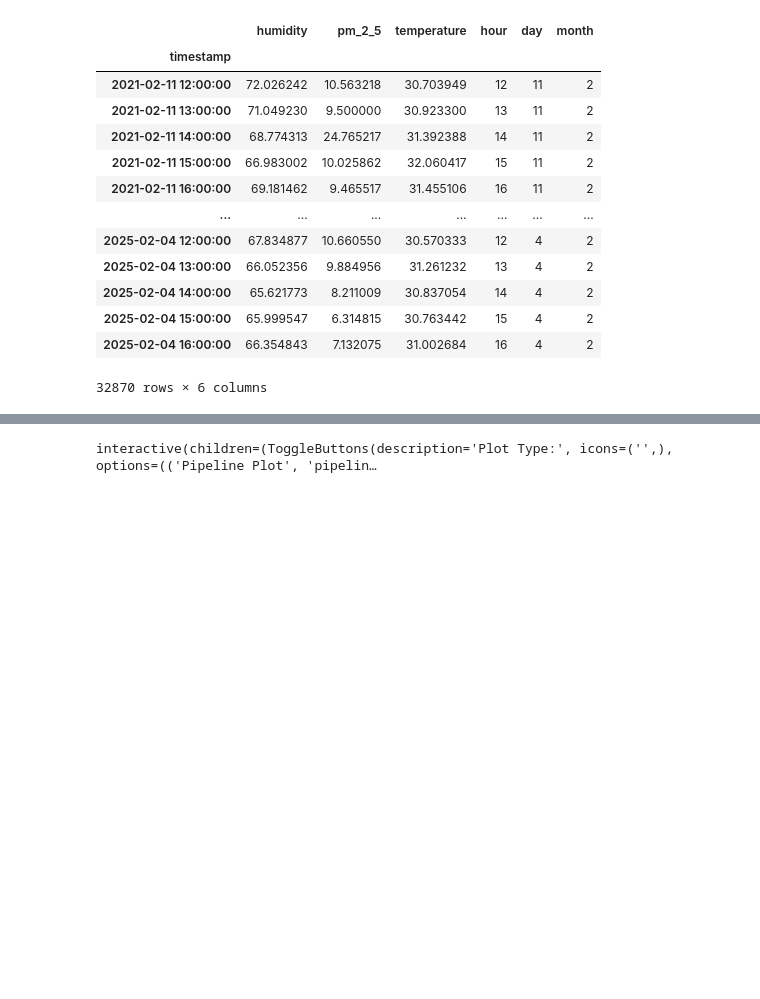
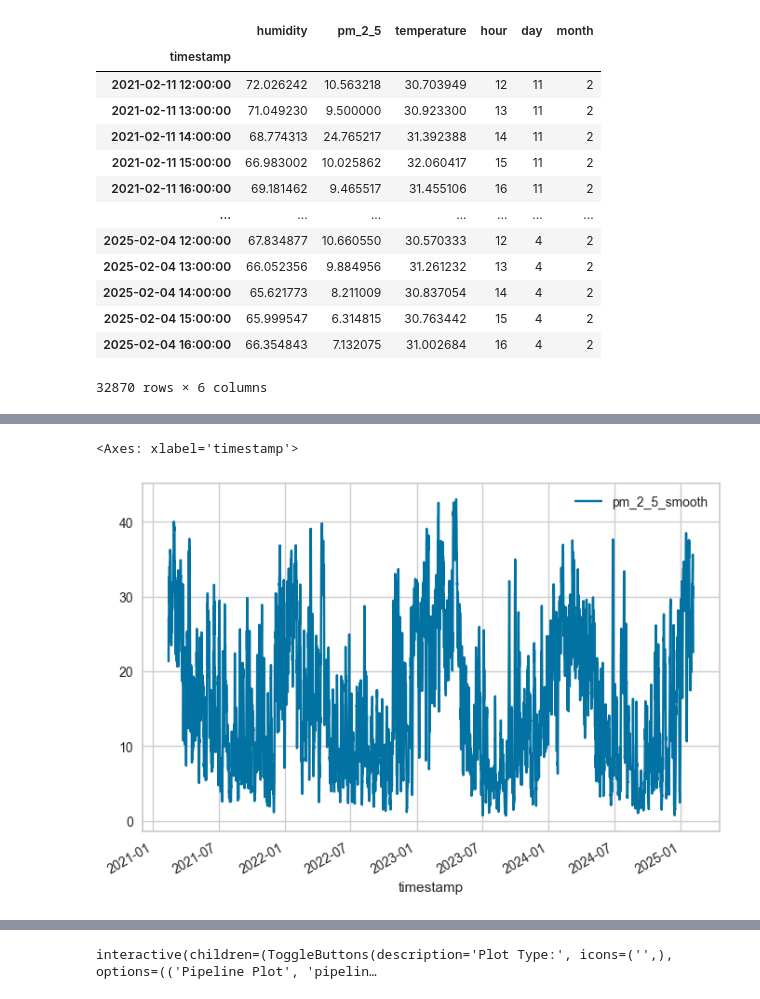
Before and after one commit to Napatsawan9806/Term_project, a Jupyter notebook: train.ipynb, the cells around one changed output, grey strips where cells are left out. Cells and saved outputs as stored; diff of their text form; code cells hidden in the pictures; blank space fills up the shorter version.

```diff
--- a/train.ipynb
+++ b/train.ipynb
@@ -256 +261,7 @@ df2
+# %%
+df2['pm_2_5_smooth'] = df2['pm_2_5'].rolling(window=30).mean()
+df2.plot(y='pm_2_5_smooth', kind='line')
+# %% [output]
+<Axes: xlabel='timestamp'>
+[figure, added]
 # %%
```
Also changed, not shown: parts of 7 cells of this notebook, 3 other files.
